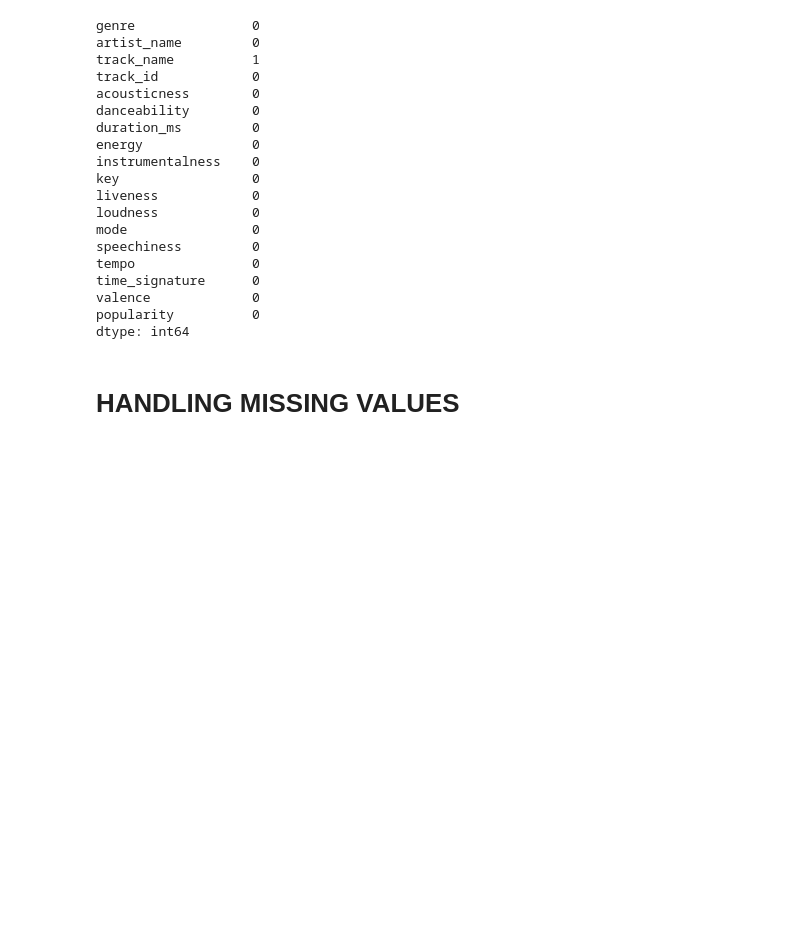
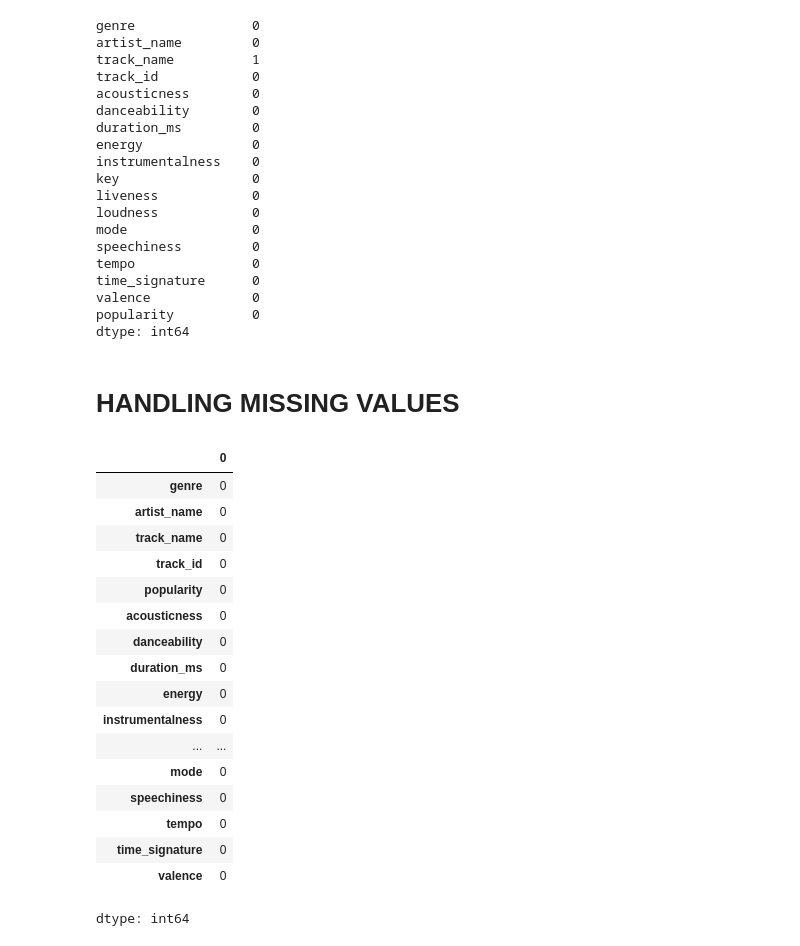
Before and after one commit to varuchi09/Music-popularity-prediction, a Jupyter notebook: main.ipynb, the cells around one changed output. Saved outputs shown, nothing was run; the diff lists cells and outputs as text; code cells hidden in the pictures; blank space fills up the shorter version.

```diff
--- a/main.ipynb
+++ b/main.ipynb
@@ -127,3 +129,25 @@ popularity          0
 dtype: int64
 # %% [markdown]
 # **HANDLING MISSING VALUES**
+# %%
+df = df.fillna(method = "ffill")
+df.isnull().sum()
+# %% [output]
+|  | 0 |
+| genre | 0 |
+| artist_name | 0 |
+| track_name | 0 |
+| track_id | 0 |
+| popularity | 0 |
+| acousticness | 0 |
+| danceability | 0 |
+| duration_ms | 0 |
+| energy | 0 |
+| instrumentalness | 0 |
+| ... | ... |
+| mode | 0 |
+| speechiness | 0 |
+| tempo | 0 |
+| time_signature | 0 |
+| valence | 0 |
+dtype: int64
```
Also changed, not shown: parts of 1 cell of this notebook.
